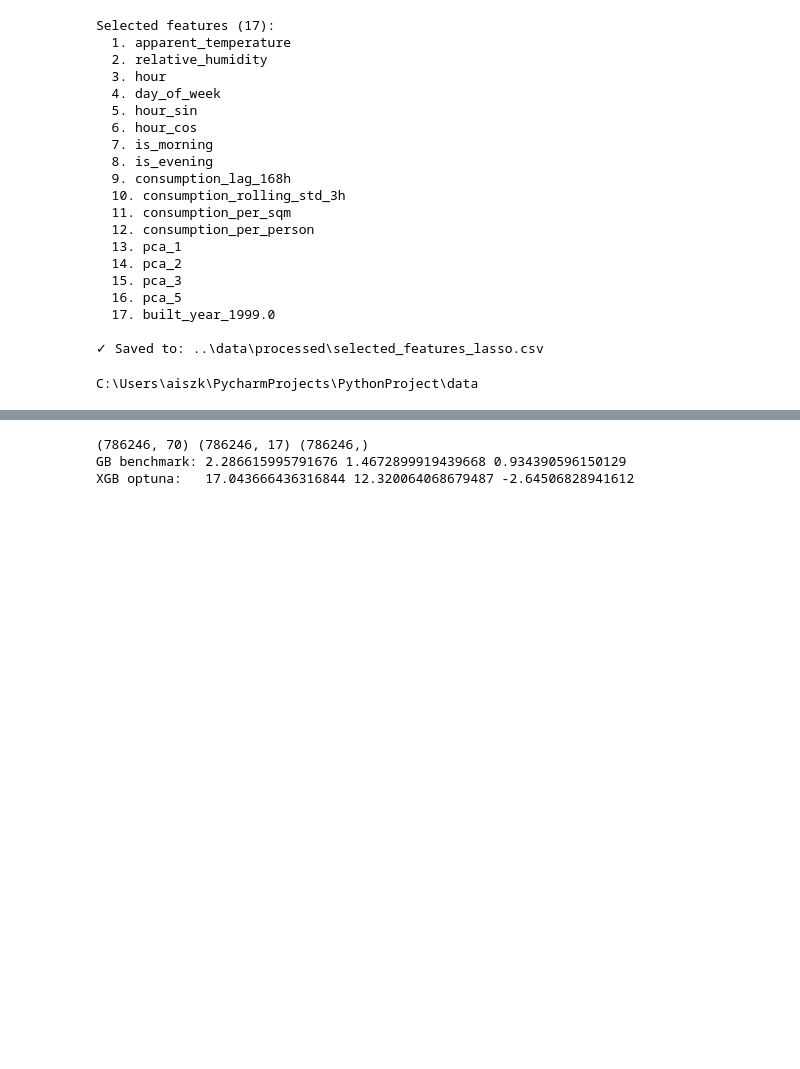
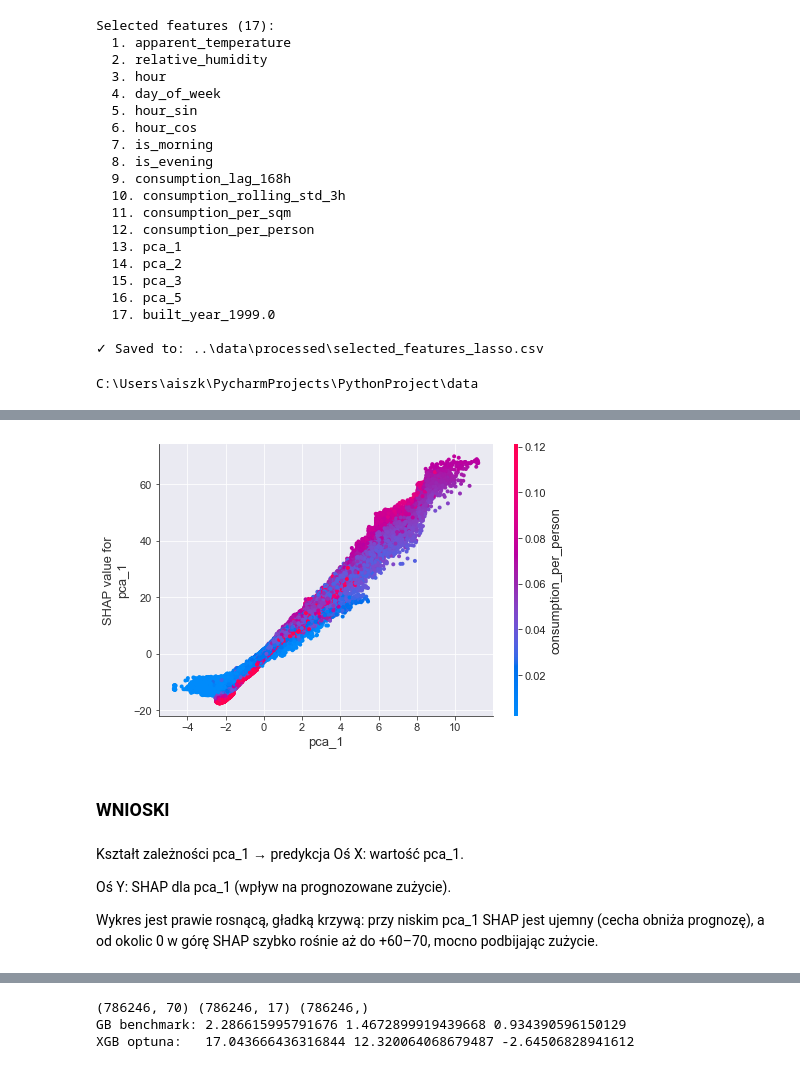
Before and after one commit to Jo-llama/Campus-Buildings-Energy-Consumption-Forecasting, a Jupyter notebook: notebooks/06_explainability.ipynb, the cells around one changed output, grey strips where cells are left out. Saved outputs shown, nothing was run; the diff lists cells and outputs as text; code cells hidden in the pictures; blank space fills up the shorter version.

Commit message:
wnioski

```diff
--- a/notebooks/06_explainability.ipynb
+++ b/notebooks/06_explainability.ipynb
@@ -71 +116,23 @@ shap_summary_global(best_xgb, X_test_fs.sample(5000))
+# %%
+explainer = shap.TreeExplainer(best_xgb)
+shap_values = explainer.shap_values(X_test_fs)
+# %%
+# podstawowy dependence plot
+shap.dependence_plot(
+    "pca_1",                 # cecha główna (oś X)
+    shap_values,             # SHAP values
+    X_test_fs,               # dane
+    interaction_index="consumption_per_person"  # kolor = ta cecha
+)
+# %% [output]
+[figure, added]
+# %% [markdown]
+### WNIOSKI
+# %% [markdown]
+Kształt zależności pca_1 → predykcja
+Oś X: wartość pca_1.
+
+Oś Y: SHAP dla pca_1 (wpływ na prognozowane zużycie).
+
+Wykres jest prawie rosnącą, gładką krzywą: przy niskim pca_1 SHAP jest ujemny (cecha obniża prognozę), a od okolic 0 w górę SHAP szybko rośnie aż do +60–70, mocno podbijając zużycie.
 # %%
```
Also changed, not shown: parts of 7 cells of this notebook, 1 other file.
